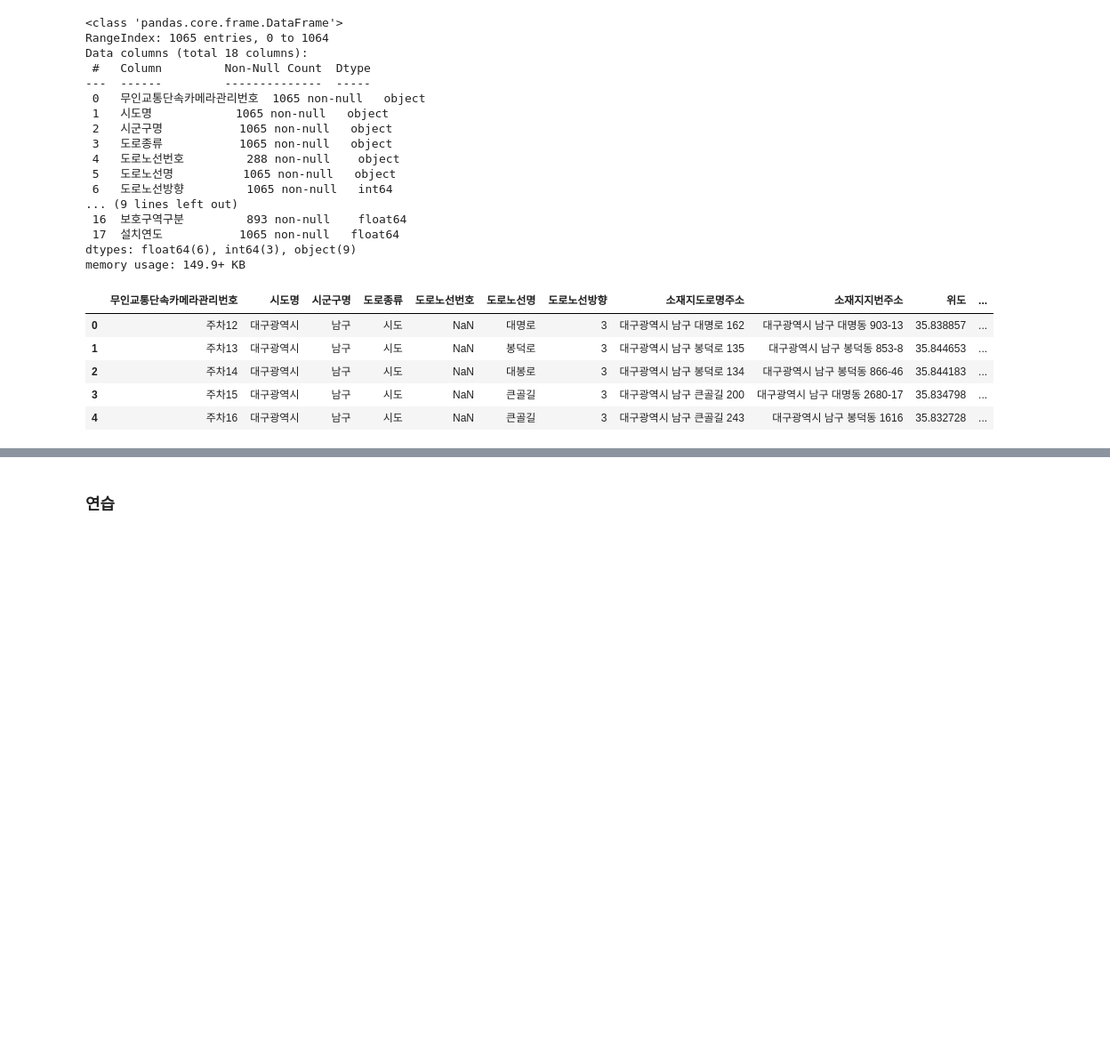
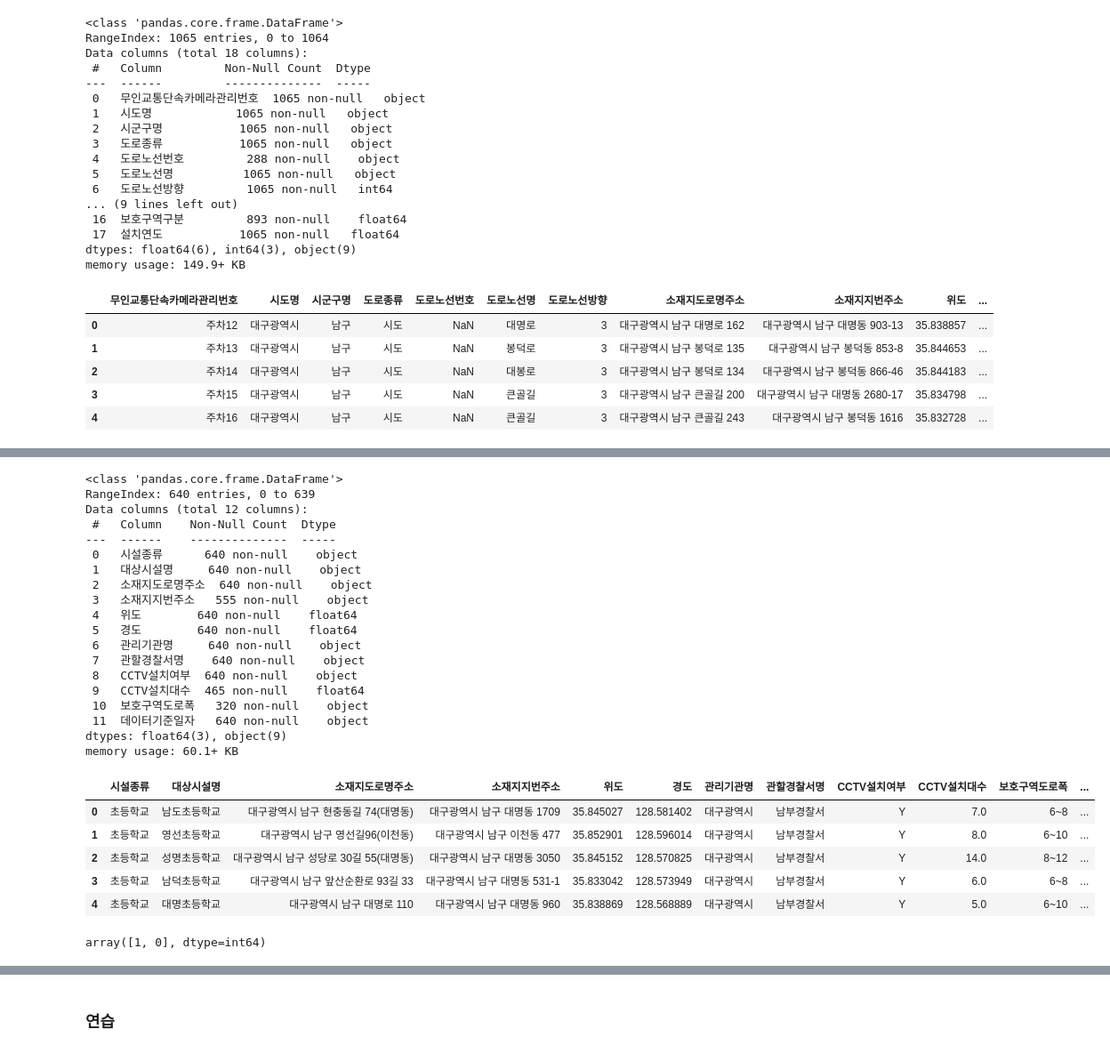
Before and after one commit to nyeokinyeoki/dacon_accident, a Jupyter notebook: accident.ipynb, the cells around one changed output, grey strips where cells are left out. Shown at 89% size. Cells and saved outputs as stored; diff of their text form; code cells hidden in the pictures; blank space fills up the shorter version.

```diff
--- a/accident.ipynb
+++ b/accident.ipynb
@@ -307,0 +364,41 @@ memory usage: 149.9+ KB
+# %%
+# 어린이 보호 구역 데이터
+
+child = pd.read_csv("./data/external_open/대구 어린이 보호 구역 정보.csv", encoding='cp949')
+
+child.info()
+child.head()
+# %% [output]
+<class 'pandas.core.frame.DataFrame'>
+RangeIndex: 640 entries, 0 to 639
+Data columns (total 12 columns):
+ #   Column    Non-Null Count  Dtype
+---  ------    --------------  -----
+ 0   시설종류      640 non-null    object
+ 1   대상시설명     640 non-null    object
+ 2   소재지도로명주소  640 non-null    object
+ 3   소재지지번주소   555 non-null    object
+ 4   위도        640 non-null    float64
+ 5   경도        640 non-null    float64
+ 6   관리기관명     640 non-null    object
+ 7   관할경찰서명    640 non-null    object
+ 8   CCTV설치여부  640 non-null    object
+ 9   CCTV설치대수  465 non-null    float64
+ 10  보호구역도로폭   320 non-null    object
+ 11  데이터기준일자   640 non-null    object
+dtypes: float64(3), object(9)
+memory usage: 60.1+ KB
+|  | 시설종류 | 대상시설명 | 소재지도로명주소 | 소재지지번주소 | 위도 | 경도 | 관리기관명 | 관할경찰서명 | CCTV설치여부 | CCTV설치대수 | 보호구역도로폭 | ... |
+| 0 | 초등학교 | 남도초등학교 | 대구광역시 남구 현충동길 74(대명동) | 대구광역시 남구 대명동 1709 | 35.845027 | 128.581402 | 대구광역시 | 남부경찰서 | Y | 7.0 | 6~8 | ... |
+| 1 | 초등학교 | 영선초등학교 | 대구광역시 남구 영선길96(이천동) | 대구광역시 남구 이천동 477 | 35.852901 | 128.596014 | 대구광역시 | 남부경찰서 | Y | 8.0 | 6~10 | ... |
+| 2 | 초등학교 | 성명초등학교 | 대구광역시 남구 성당로 30길 55(대명동) | 대구광역시 남구 대명동 3050 | 35.845152 | 128.570825 | 대구광역시 | 남부경찰서 | Y | 14.0 | 8~12 | ... |
+| 3 | 초등학교 | 남덕초등학교 | 대구광역시 남구 앞산순환로 93길 33 | 대구광역시 남구 대명동 531-1 | 35.833042 | 128.573949 | 대구광역시 | 남부경찰서 | Y | 6.0 | 6~8 | ... |
+| 4 | 초등학교 | 대명초등학교 | 대구광역시 남구 대명로 110 | 대구광역시 남구 대명동 960 | 35.838869 | 128.568889 | 대구광역시 | 남부경찰서 | Y | 5.0 | 6~10 | ... |
+# %%
+# cctv 설치여부 Y -> 1, N -> 0으로 변경
+
+child["CCTV설치여부"].replace({"Y":1, "N":0}, inplace=True)
+
+child["CCTV설치여부"].unique()
+# %% [output]
+array([1, 0], dtype=int64)
```
Also changed, not shown: parts of 13 cells of this notebook.
